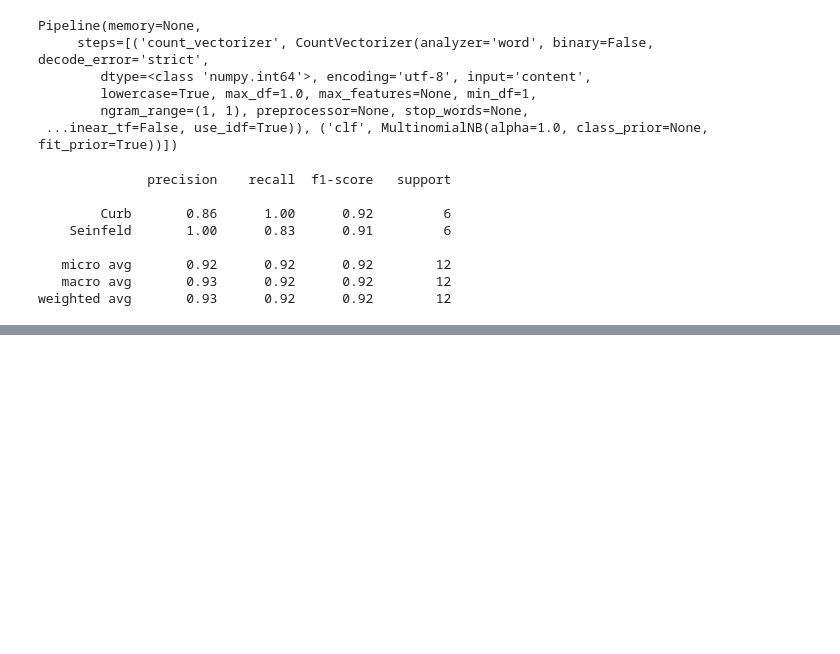
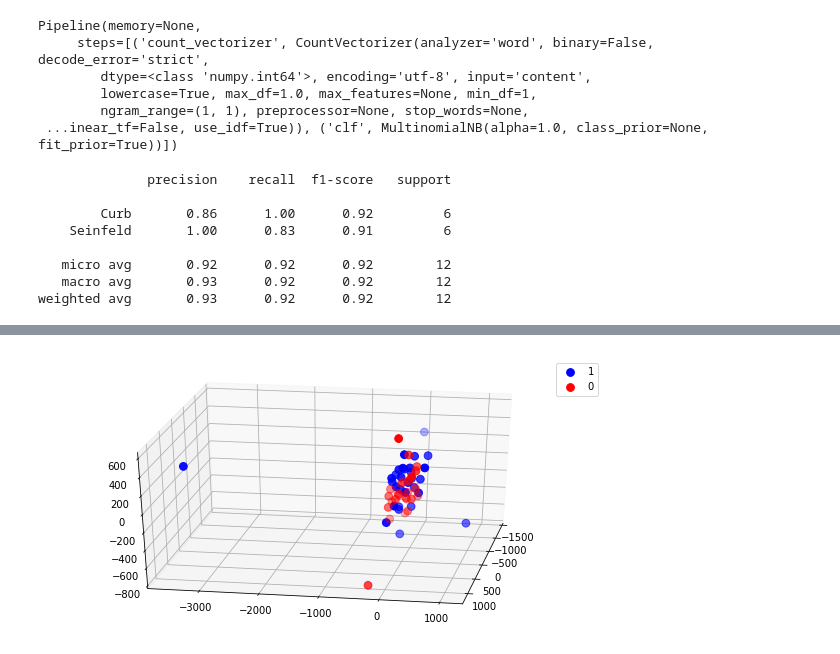
Before and after one commit to amitrani6/nlp-overview, a Jupyter notebook: word_vectorization.ipynb, the cells around one changed output, grey strips where cells are left out. Saved outputs shown, nothing was run; the diff lists cells and outputs as text; code cells hidden in the pictures; blank space fills up the shorter version.

```diff
--- a/word_vectorization.ipynb
+++ b/word_vectorization.ipynb
@@ -307,0 +402,23 @@ weighted avg       0.93      0.92      0.92        12
+# %%
+t_sne_object_3d = TSNE(n_components=3)
+transformed_data_3d = t_sne_object_3d.fit_transform(tf_idf_vals_list)
+# %%
+seinfeld_3d = transformed_data_3d[:num_seinfeld]
+k3_x = [i[0] for i in seinfeld_3d]
+k3_y = [i[1] for i in seinfeld_3d]
+k3_z = [i[2] for i in seinfeld_3d]
+
+curb_3d = transformed_data_3d[num_seinfeld:]
+g3_x = [i[0] for i in curb_3d]
+g3_y = [i[1] for i in curb_3d]
+g3_z = [i[2] for i in curb_3d]
+
+fig = plt.figure(figsize=(10,5))
+ax = fig.add_subplot(111, projection='3d')
+ax.scatter(k3_x, k3_y, k3_z, c='b', s=60, label=1)
+ax.scatter(g3_x, g3_y, g3_z, c='red', s=60, label=0)
+ax.view_init(30, 10)
+ax.legend()
+plt.show()
+# %% [output]
+[figure, added]
```
Also changed, not shown: parts of 15 cells of this notebook.
